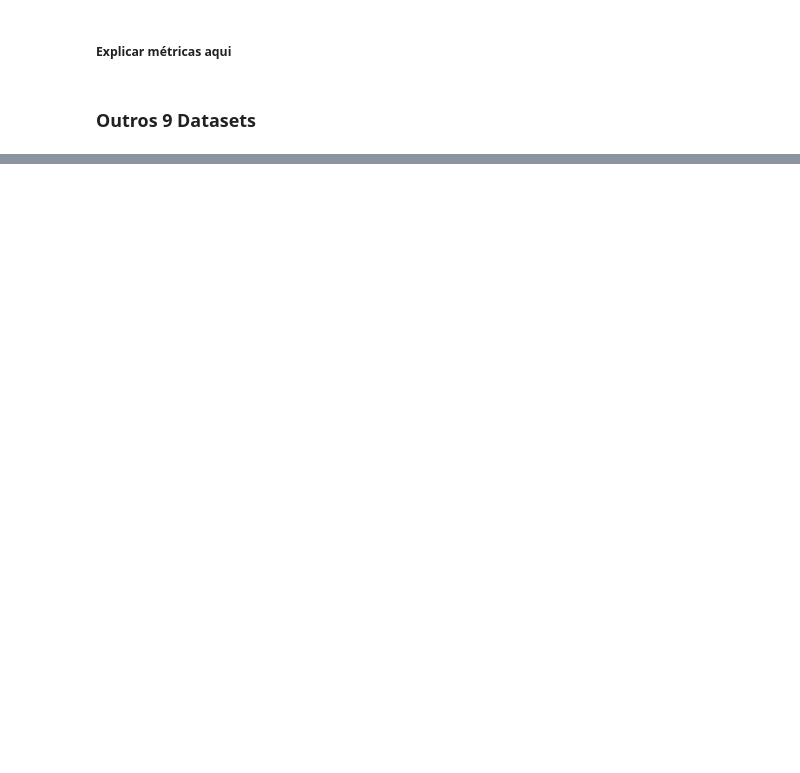
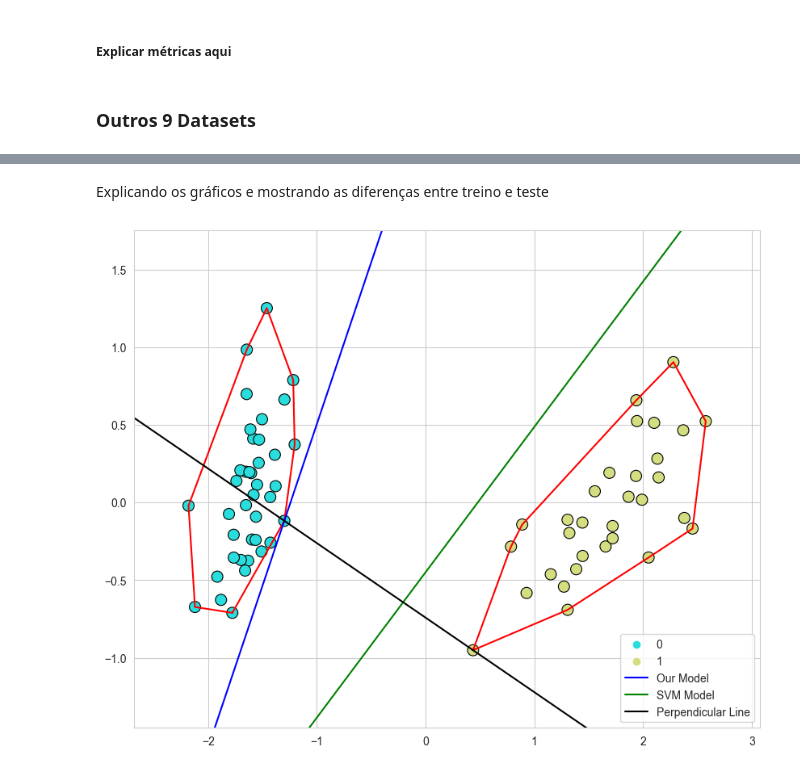
Before and after one commit to lorenzo-cm/tp1_alg2, a Jupyter notebook: relatorio.ipynb, the cells around one changed output, grey strips where cells are left out. Cells and saved outputs as stored; diff of their text form; code cells hidden in the pictures; blank space fills up the shorter version.

```diff
--- a/relatorio.ipynb
+++ b/relatorio.ipynb
@@ -373,0 +375,7 @@ Time linear classification: 0.001867199999995961
+# %% [markdown]
+Explicando os gráficos e mostrando as diferenças entre treino e teste
+# %%
+from IPython.display import Image
+Image(filename="images/graph train.png")
+# %% [output]
+[figure, added]
```
Also changed, not shown: parts of 8 cells of this notebook, 5 other files.
